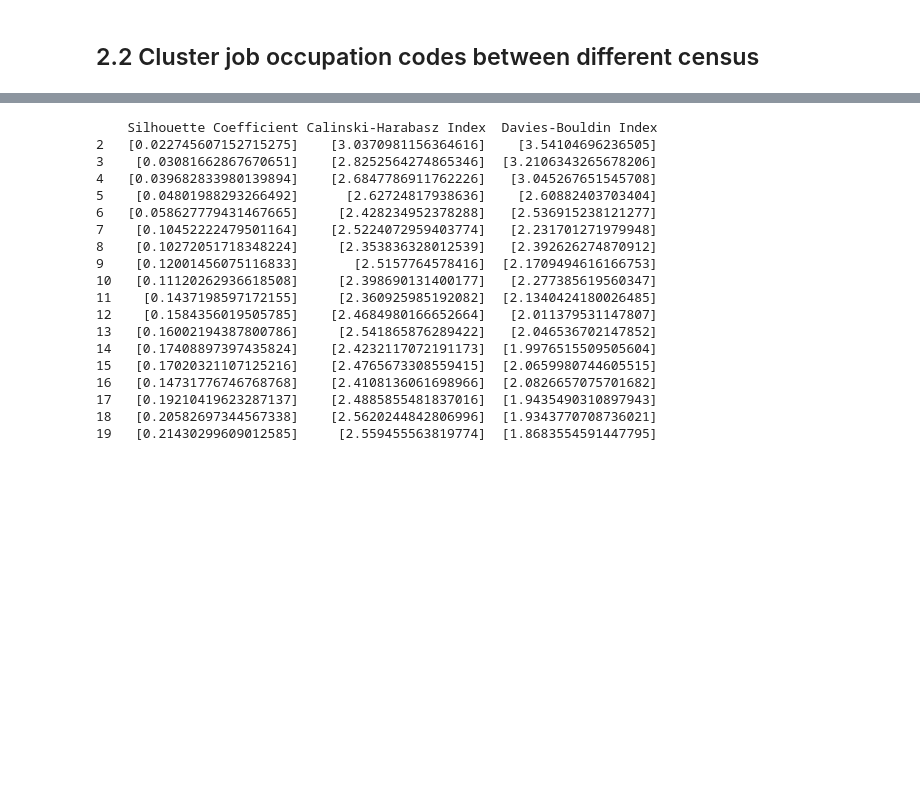
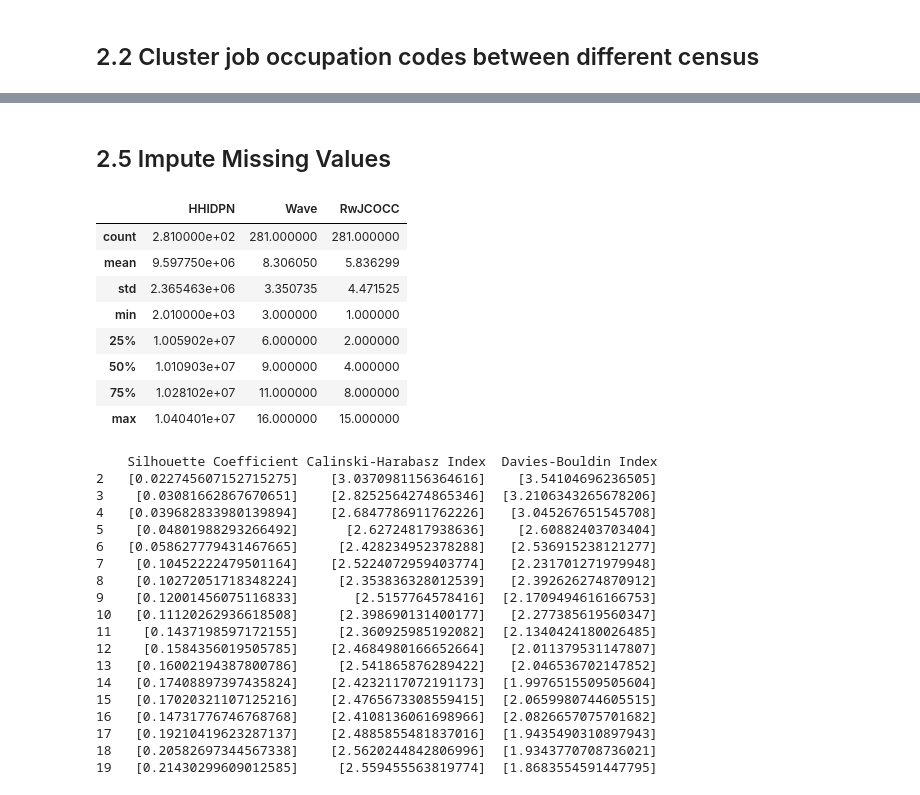
Before and after one commit to Owen-Darkhorse/Inter-Univer-Health-Data, a Jupyter notebook: Code/240615-Preproc-Pipeline.ipynb, the cells around one changed output, grey strips where cells are left out. Drawn from its saved outputs; the diff is of its cells as text; code cells hidden in the pictures; blank space fills up the shorter version.

Commit message:
Renew the hrs data in long format

```diff
--- a/Code/240615-Preproc-Pipeline.ipynb
+++ b/Code/240615-Preproc-Pipeline.ipynb
@@ -172,0 +321,7 @@ gc.collect()
+# %%
+## Extract rows with non-null repesonse
+hrsCombo = hrsSet(hrsAll, hrsWave)
+hrsCombo.extractNonNull("all")
+print(hrsCombo.Wave.shape)
+
+gc.collect()
@@ -173,3 +368,28 @@ gc.collect()
+# %% [markdown]
+## 2.5 Impute Missing Values
+# %%
+# ## If the "RwWORK" is 0 (retired), then the "RwJHRS" is 0 (hours worked per week)
+# hrsCombo.Wave["RwJHOURS"] = hrsCombo.Wave.apply(
+#     lambda x: 0 if x["RwWORK"] == 0 else x["RwJHOURS"], axis=1
+# )
+
+# ## If the "RwWORK" is 0 (retired), then the "RwJCOCCSD" is Retired
+# hrsCombo.Wave["RwJCOCCSD"] = hrsCombo.Wave.apply(
+#     lambda x: "Retired" if x["RwWORK"] == 0 else x
+#     , axis=1)
+
+# ## Forward and back fill the missing values in the Wave DataFrame
+hrsCombo.Wave.loc[0:1001, ["HHIDPN", "Wave", "RwJCOCC"]].fillna(method='ffill', axis = 0).fillna(method='bfill', axis = 0)
+# %% [output]
+|  | HHIDPN | Wave | RwJCOCC |
+| count | 2.810000e+02 | 281.000000 | 281.000000 |
+| mean | 9.597750e+06 | 8.306050 | 5.836299 |
+| std | 2.365463e+06 | 3.350735 | 4.471525 |
+| min | 2.010000e+03 | 3.000000 | 1.000000 |
+| 25% | 1.005902e+07 | 6.000000 | 2.000000 |
+| 50% | 1.010903e+07 | 9.000000 | 4.000000 |
+| 75% | 1.028102e+07 | 11.000000 | 8.000000 |
+| max | 1.040401e+07 | 16.000000 | 15.000000 |
 # %%
 # cluster the occpations using KMeans
 from sklearn.cluster import KMeans
```
Also changed, not shown: parts of 13 cells of this notebook, 3 other files.
